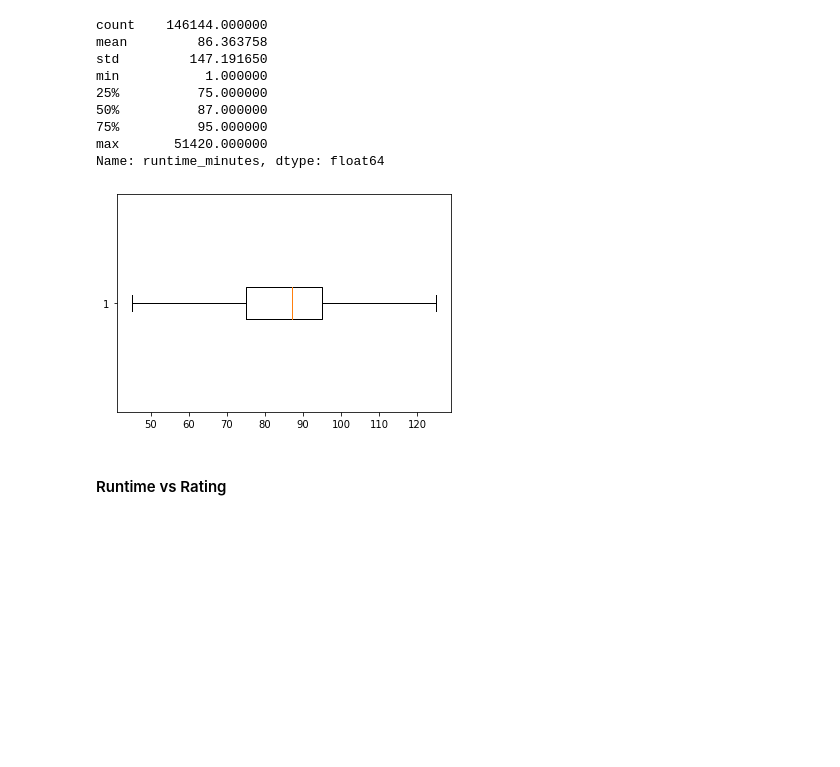
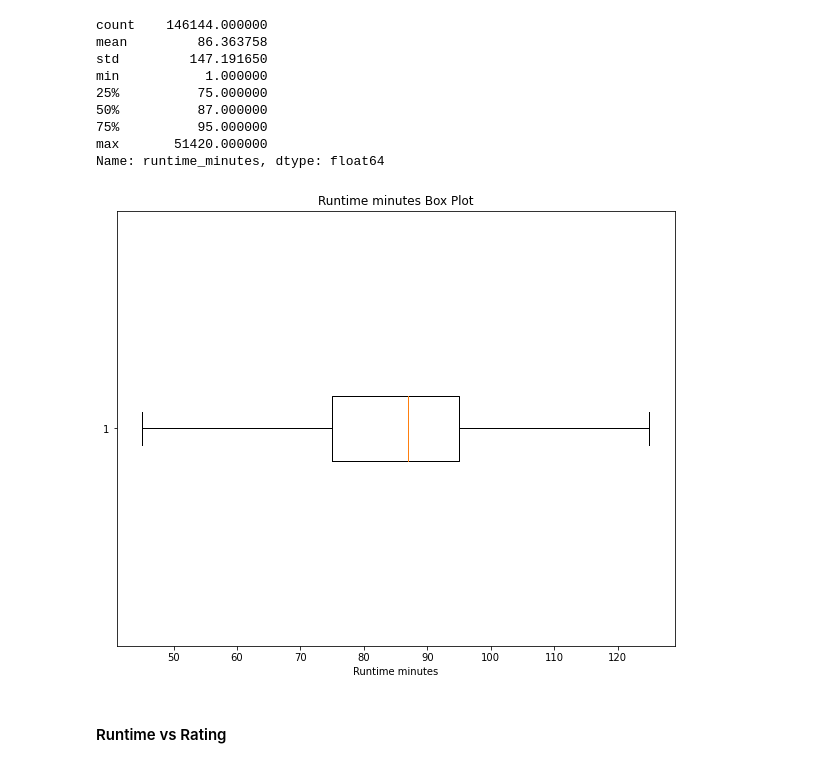
Before and after one commit to OswaldCc/Box-Office-Film-Analysis, a Jupyter notebook: index.ipynb, the cells around one changed output. Cells and saved outputs as stored; diff of their text form; code cells hidden in the pictures; blank space fills up the shorter version.

```diff
--- a/index.ipynb
+++ b/index.ipynb
@@ -387,12 +389,14 @@ max       51420.000000
 Name: runtime_minutes, dtype: float64
 # %%
 # PLotting boxplot and removing the outliers to get a sense of the scale to be used in plotting the relationship scatter plot
-fig, ax =plt.subplots()
+fig, ax =plt.subplots(figsize=(10,8))
 red_square = dict(markerfacecolor='r', marker='s')
 ax.boxplot(titles_and_ratings['runtime_minutes'],vert=False,showfliers=False)
+ax.set_title('Runtime minutes Box Plot')
+ax.set_xlabel('Runtime minutes')
 plt.show()
 # %% [output]
-[figure, old version]
+[figure, new version]
 # %% [markdown]
 #### Runtime vs Rating
 # %%
```
Also changed, not shown: parts of 7 cells of this notebook.
